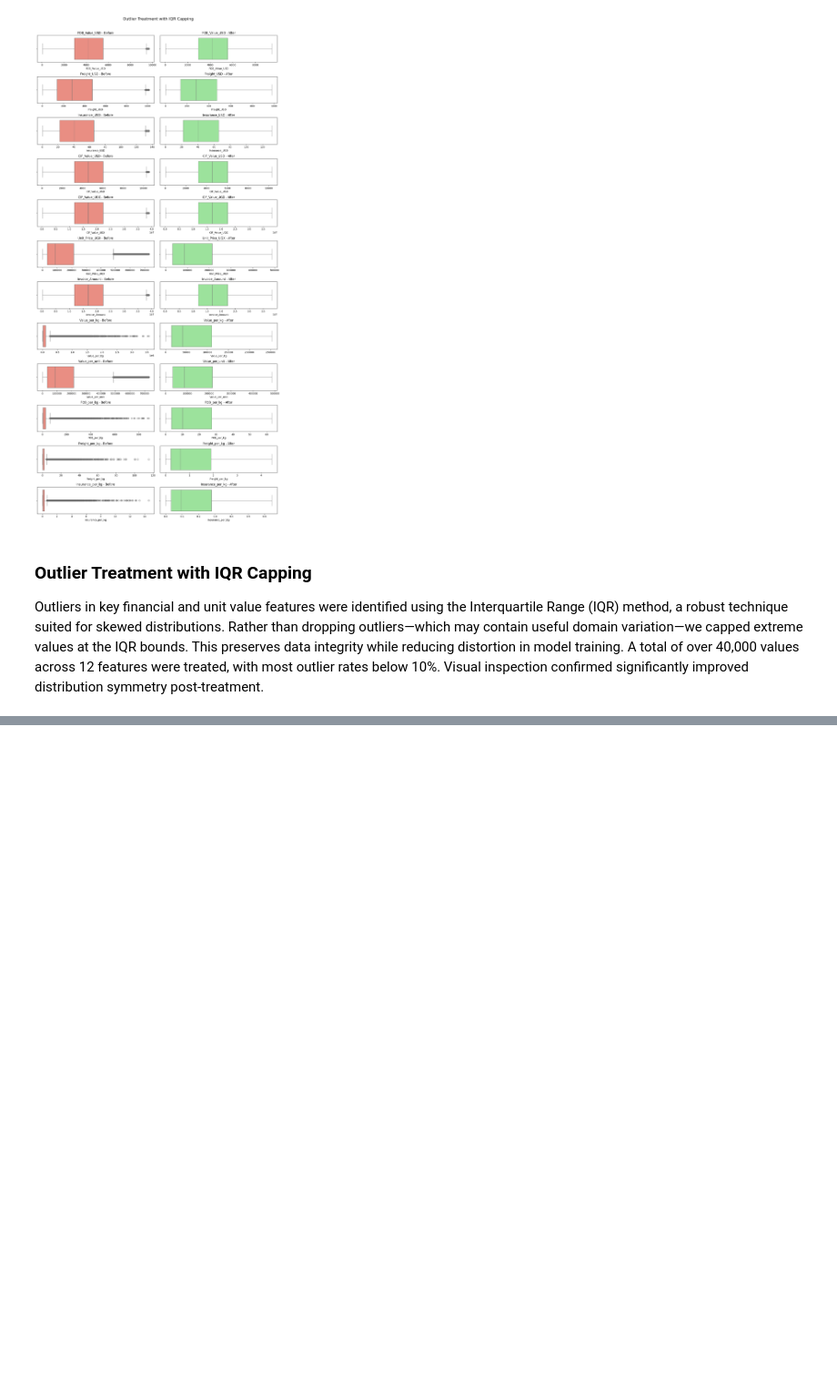
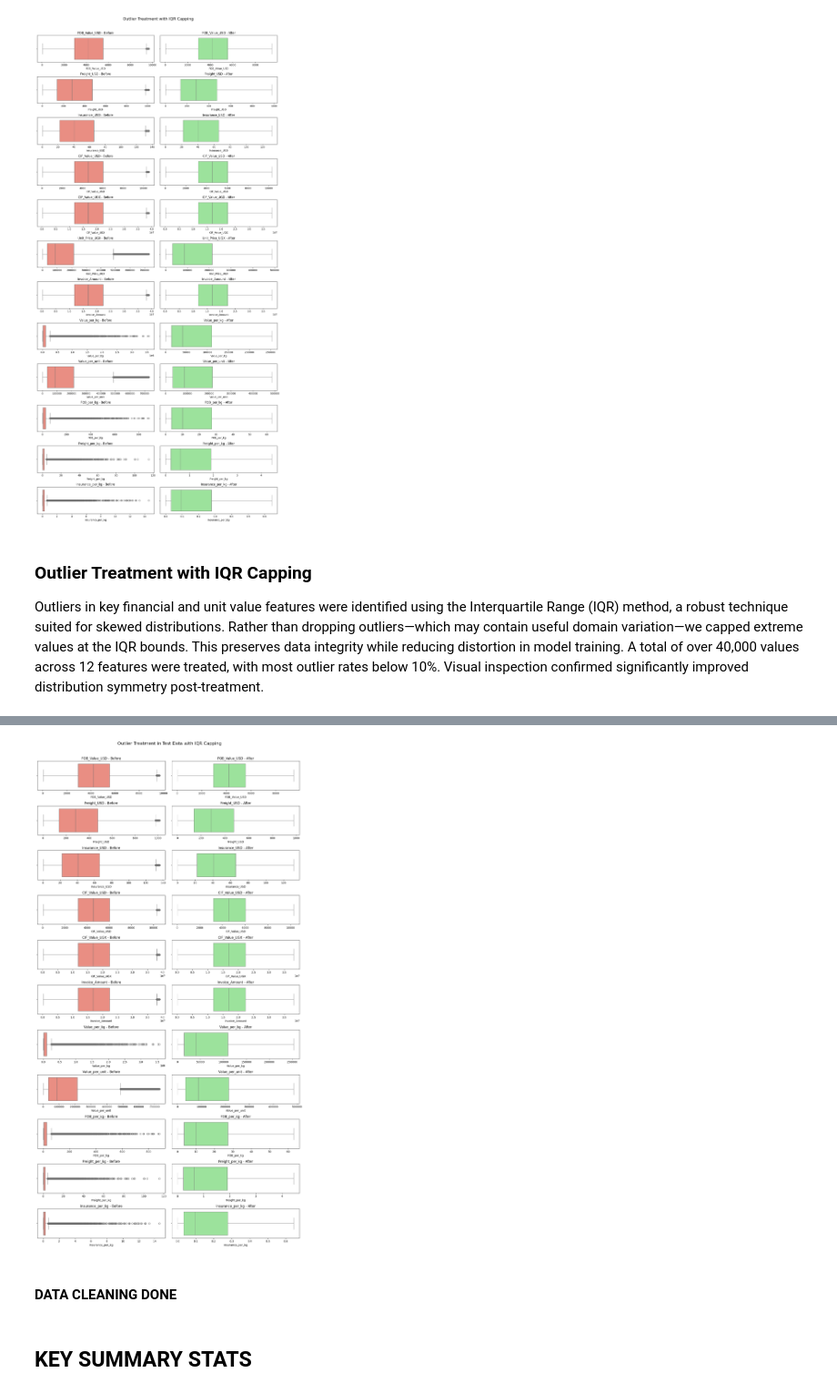
Before and after one commit to sentongo-web/valuation-task, a Jupyter notebook: valuation.ipynb, the cells around one changed output, grey strips where cells are left out. Shown at 91% size. Saved outputs shown, nothing was run; the diff lists cells and outputs as text; code cells hidden in the pictures; blank space fills up the shorter version.

```diff
--- a/valuation.ipynb
+++ b/valuation.ipynb
@@ -569,0 +621,40 @@ Outliers in key financial and unit value features were identified using the Inte
+# %%
+def cap_outliers_iqr(df, columns):
+    df_capped = df.copy()
+    for col in columns:
+        if col in df_capped.columns:
+            Q1 = df_capped[col].quantile(0.25)
+            Q3 = df_capped[col].quantile(0.75)
+            IQR = Q3 - Q1
+            lower = Q1 - 1.5 * IQR
+            upper = Q3 + 1.5 * IQR
+            df_capped[col] = df_capped[col].clip(lower, upper)
+    return df_capped
+
+# Apply outlier capping to df_test
+df_test_capped = cap_outliers_iqr(df_test, numeric_columns_test)
+# %%
+# Compare before and after for all affected columns in test data
+# Get columns where outliers were detected in test data
+outlier_columns_test = [col.split(" ----")[0] for col in outlier_messages_test]
+
+# Visualize before and after capping for those columns
+fig, axes = plt.subplots(nrows=len(outlier_columns_test), ncols=2, figsize=(14, len(outlier_columns_test)*2.5))
+plt.subplots_adjust(hspace=0.5)
+
+for i, col in enumerate(outlier_columns_test):
+    sns.boxplot(x=df_test[col], ax=axes[i, 0], color='salmon')
+    axes[i, 0].set_title(f"{col} - Before")
+
+    sns.boxplot(x=df_test_capped[col], ax=axes[i, 1], color='lightgreen')
+    axes[i, 1].set_title(f"{col} - After")
+
+plt.suptitle("Outlier Treatment in Test Data with IQR Capping", fontsize=16)
+plt.tight_layout(rect=[0, 0.03, 1, 0.97])
+plt.show()
+# %% [output]
+[figure, added]
+# %% [markdown]
+#### DATA CLEANING DONE
+# %% [markdown]
+## KEY SUMMARY STATS
```
Also changed, not shown: parts of 7 cells of this notebook.
